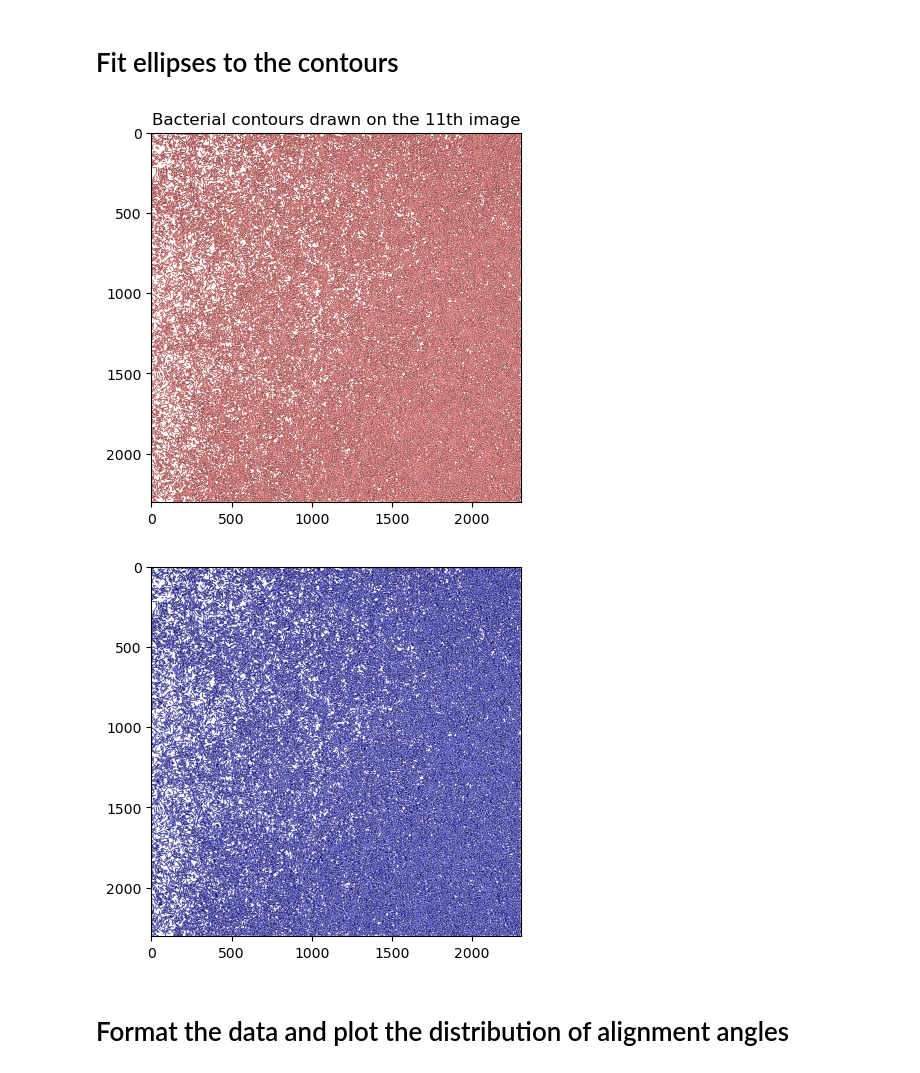
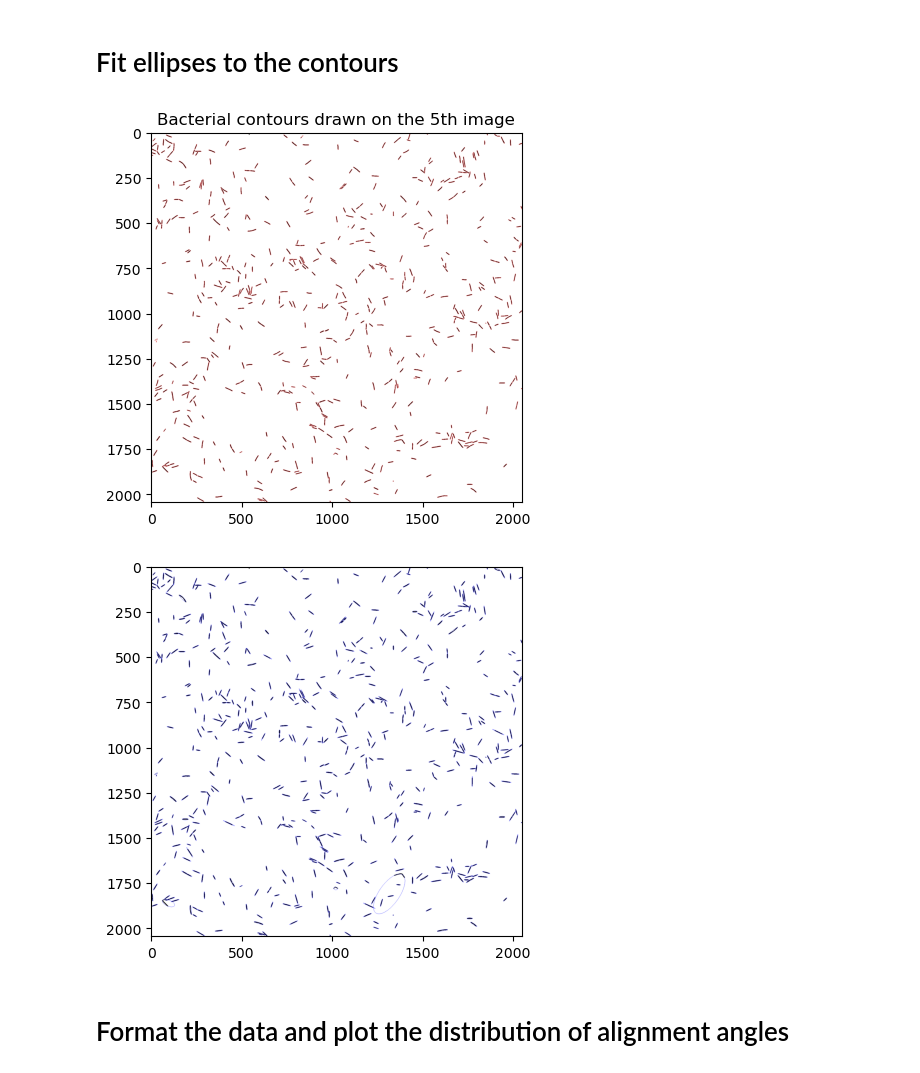
Before and after one commit to mrizaarseven98/bacteria_tracker, a Jupyter notebook: main.ipynb, the cells around one changed output. Saved outputs shown, nothing was run; the diff lists cells and outputs as text; code cells hidden in the pictures.

```diff
--- a/main.ipynb
+++ b/main.ipynb
@@ -6,7 +6,7 @@ import trackbact as tb
 # %% [markdown]
 # Load the data
 # %%
-file_name="WT_dense_segmented.tif"
+file_name="PilH_dilute_segmented.tif"
 im=tb.load_tif(file_name, show=True)
 tifdim1=im.shape[1]
 tifdim2=im.shape[2]
@@ -17,10 +17,10 @@ print(tifdim1, tifdim2)
 # %% [markdown]
 # Fit ellipses to the contours
 # %%
-fitted_ellipses=tb.fit_ellipses(im, show_nth_frame=11, filter_max=(7,55))
+fitted_ellipses=tb.fit_ellipses(im, show_nth_frame=5, filter_max=(10,55))
 # %% [output]
-[figure, old version]
+[figure, new version]
-[figure, old version]
+[figure, new version]
 # %% [markdown]
 # Format the data and plot the distribution of alignment angles
 # %%
```
Also changed, not shown: parts of 9 cells of this notebook.
